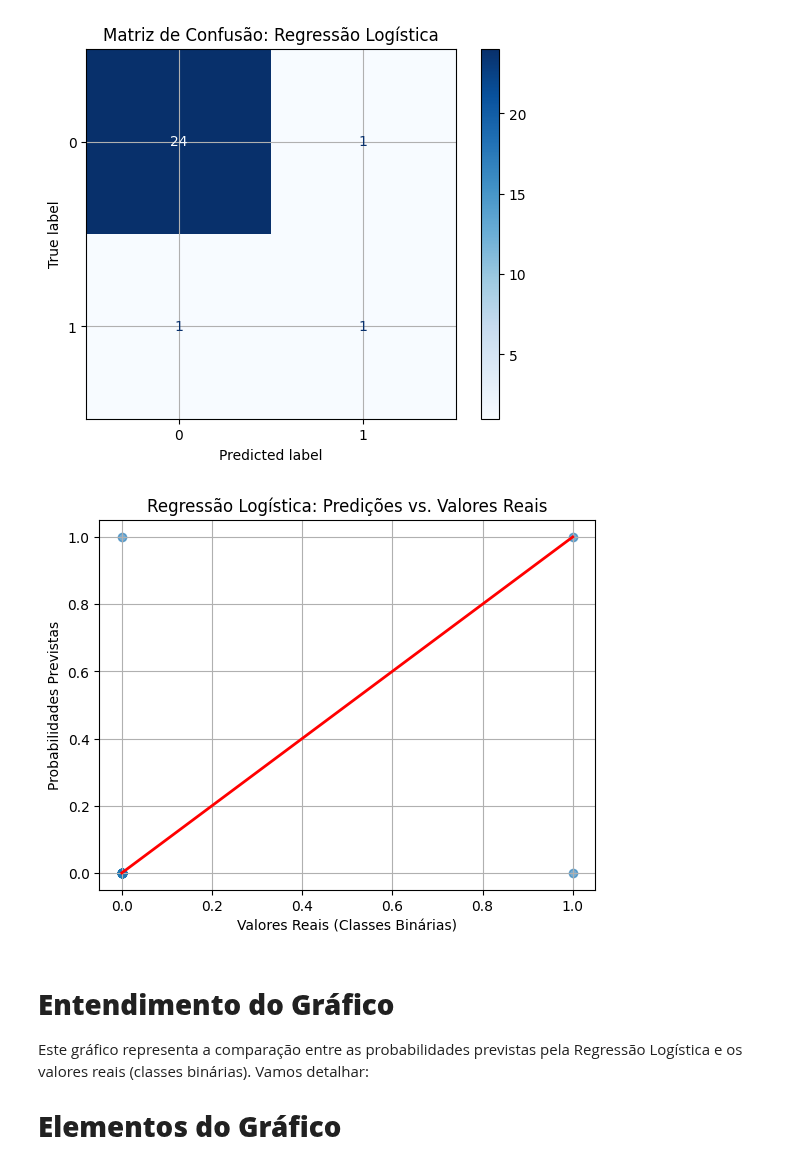
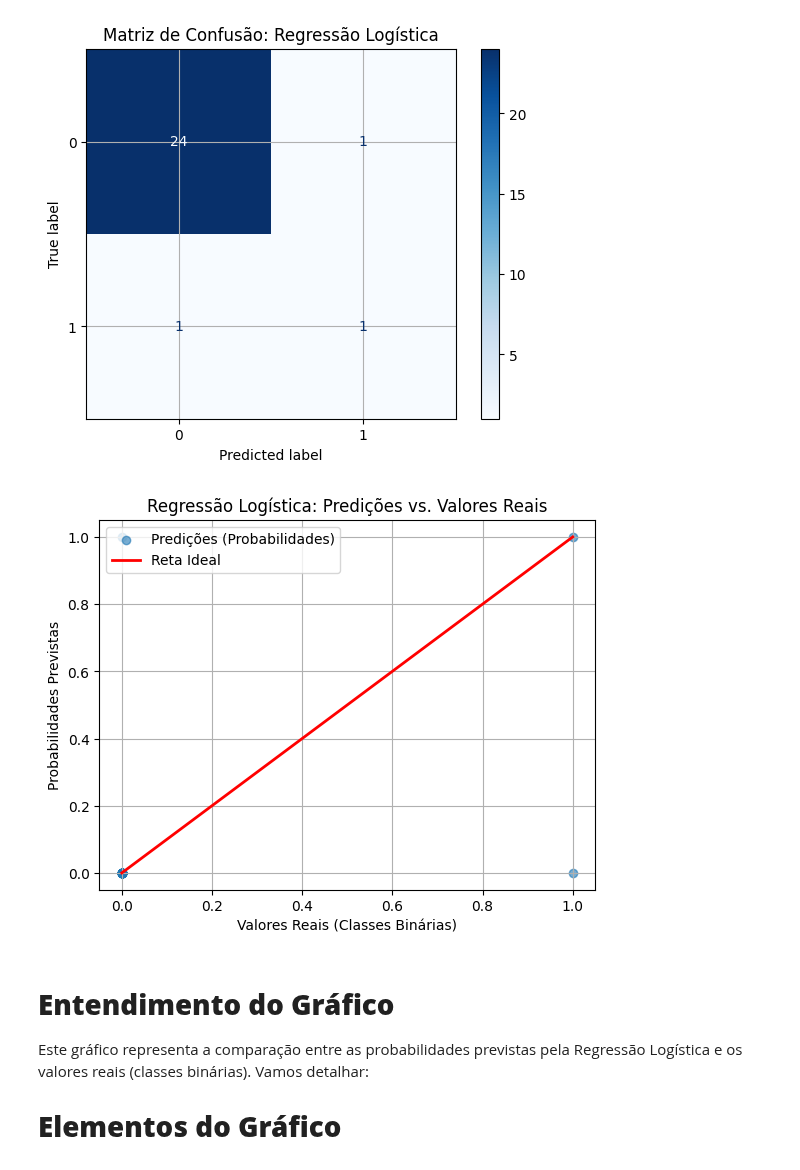
Before and after one commit to Bmartins25/Mineracao_de_dados_and_LLM_UFMG, a Jupyter notebook: TP4_fase_1_2_3_Regressao_de_dados.ipynb, the cells around one changed output. Saved outputs shown, nothing was run; the diff lists cells and outputs as text; code cells hidden in the pictures.

```diff
--- a/TP4_fase_1_2_3_Regressao_de_dados.ipynb
+++ b/TP4_fase_1_2_3_Regressao_de_dados.ipynb
@@ -452,14 +468,15 @@ plt.show()
 # %%
 # Gráfico de dispersão para Regressão Logística
 plt.scatter(y_test_bin, y_pred_logistic, alpha=0.6, label='Predições (Probabilidades)')
 plt.plot([0, 1], [0, 1], color='red', lw=2, label='Reta Ideal')
 plt.xlabel("Valores Reais (Classes Binárias)")
 plt.ylabel("Probabilidades Previstas")
+plt.legend(loc='upper left')
 plt.title("Regressão Logística: Predições vs. Valores Reais")
 plt.grid()
 plt.show()
 # %% [output]
-[figure, old version]
+[figure, new version]
 # %% [markdown]
 # **Entendimento do Gráfico**
 
```
Also changed, not shown: parts of 9 cells of this notebook.
